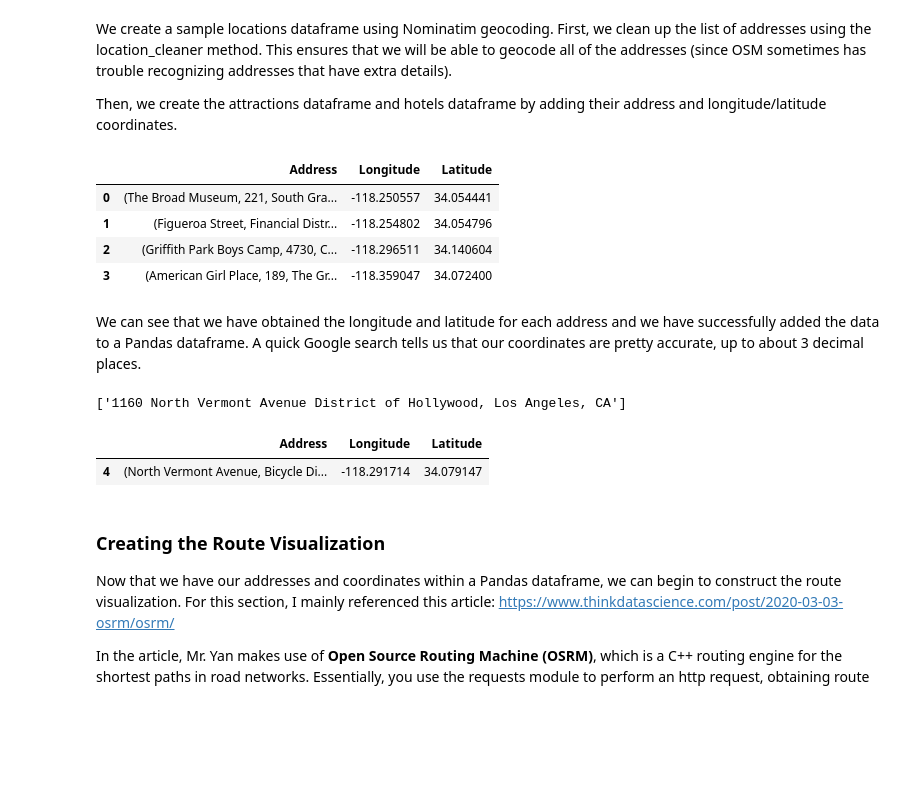
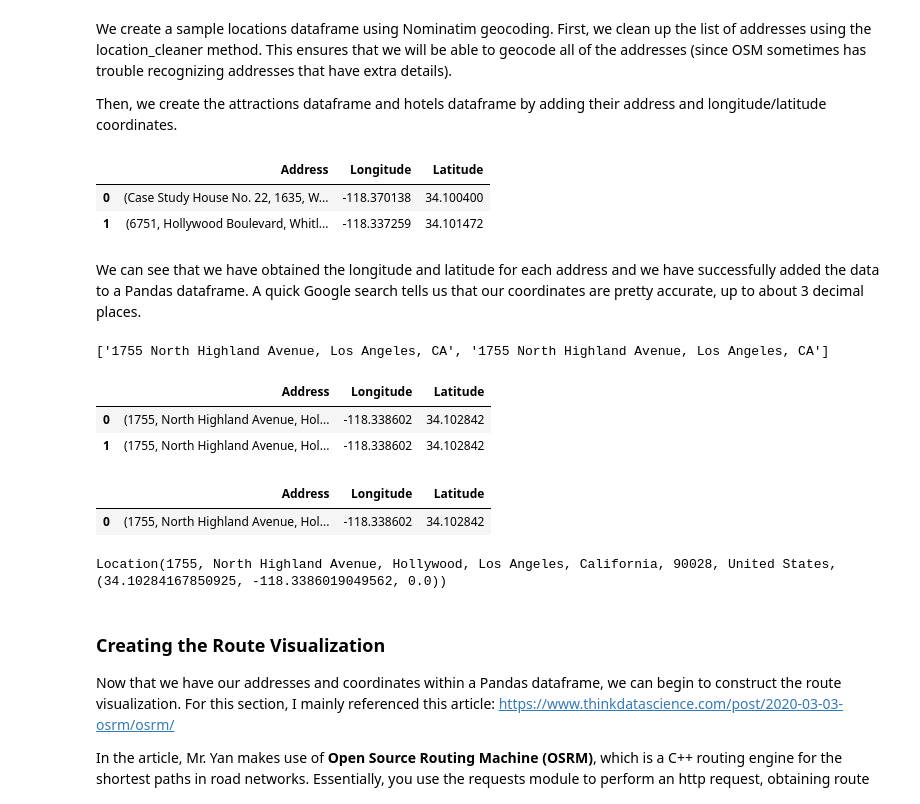
Before and after one commit to jren99/pic16b_project_LA_Travel_Planner, a Jupyter notebook: route-visualization.ipynb, the cells around one changed output. Cells and saved outputs as stored; diff of their text form; code cells hidden in the pictures; blank space fills up the shorter version.

```diff
--- a/route-visualization.ipynb
+++ b/route-visualization.ipynb
@@ -70,7 +70,7 @@ Which tourist sites do you want to go? (*please input the names of the tourist s
 # %%
-visit_html = scraper.visit_tourist(df, want_to_go_name)
+visit_html = visit_tourist(df, want_to_go_name)
 # %%
 # list of attractions
-locations = scraper.find_location(visit_html)
+locations = find_location(visit_html)
 locations
 # %% [output]
@@ -99,5 +97,5 @@ hotels
 450 rows × 4 columns
 # %%
 hotel_want_to_go_name = str(input("Which hotel do you want to live?"))
-hotel_visit_html = hotel_scraper.visit_hotel(hotels, hotel_want_to_go_name)
+hotel_visit_html = visit_hotel(hotels, hotel_want_to_go_name)
 # %% [output]
@@ -105,5 +103,5 @@ Which hotel do you want to live?Hollywood Hotel
 # %%
 # list of hotels
-hotel_location = hotel_scraper.find_location(hotel_visit_html)
+hotel_location = find_location(hotel_visit_html)
 hotel_location
 # %% [output]
@@ -153,27 +152,37 @@ for location in locations:
 df
 # %% [output]
 |  | Address | Longitude | Latitude |
-| 0 | (The Broad Museum, 221, South Gra... | -118.250557 | 34.054441 |
-| 1 | (Figueroa Street, Financial Distr... | -118.254802 | 34.054796 |
-| 2 | (Griffith Park Boys Camp, 4730, C... | -118.296511 | 34.140604 |
-| 3 | (American Girl Place, 189, The Gr... | -118.359047 | 34.072400 |
+| 0 | (Case Study House No. 22, 1635, W... | -118.370138 | 34.100400 |
+| 1 | (6751, Hollywood Boulevard, Whitl... | -118.337259 | 34.101472 |
 # %% [markdown]
 We can see that we have obtained the longitude and latitude for each address and we have successfully added the data to a Pandas dataframe. A quick Google search tells us that our coordinates are pretty accurate, up to about 3 decimal places.
 # %%
 # may or may not need a dataframe depending on if we allow a user to stay at multiple hotels
 hotel = pd.DataFrame(columns = ["Address", "Longitude", "Latitude"]) # creating the Pandas dataframe
 
 hotel_locations = location_cleaner(hotel_location)
 print(hotel_locations)
 for location in hotel_locations:
     loc = geolocator.geocode(location) # geocoding the location
-    hotel.loc[len(df.index)] = [loc, loc.longitude, loc.latitude] # adding the location, longitude, and latitude to the dataframe
+    location_dict = {"Address" : loc, "Longitude": loc.longitude, "Latitude" : loc.latitude}
+    hotel = hotel.append(location_dict, ignore_index = True) # adding the location, longitude, and latitude to the dataframe
 
 hotel
 # %% [output]
-['1160 North Vermont Avenue District of Hollywood, Los Angeles, CA']
+['1755 North Highland Avenue, Los Angeles, CA', '1755 North Highland Avenue, Los Angeles, CA']
 |  | Address | Longitude | Latitude |
-| 4 | (North Vermont Avenue, Bicycle Di... | -118.291714 | 34.079147 |
+| 0 | (1755, North Highland Avenue, Hol... | -118.338602 | 34.102842 |
+| 1 | (1755, North Highland Avenue, Hol... | -118.338602 | 34.102842 |
+# %%
+hotel = hotel.drop_duplicates(subset = ["Longitude", "Latitude"])
+hotel
+# %% [output]
+|  | Address | Longitude | Latitude |
+| 0 | (1755, North Highland Avenue, Hol... | -118.338602 | 34.102842 |
+# %%
+hotel.iloc[0]["Address"]
+# %% [output]
+Location(1755, North Highland Avenue, Hollywood, Los Angeles, California, 90028, United States, (34.10284167850925, -118.3386019049562, 0.0))
 # %% [markdown]
 ### Creating the Route Visualization
 Now that we have our addresses and coordinates within a Pandas dataframe, we can begin to construct the route visualization. For this section, I mainly referenced this article: https://www.thinkdatascience.com/post/2020-03-03-osrm/osrm/
```
Also changed, not shown: parts of 19 cells of this notebook, 3 other files.
